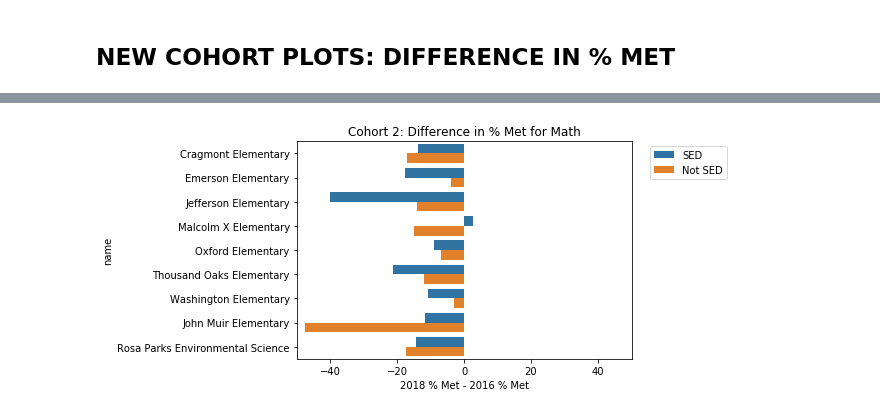
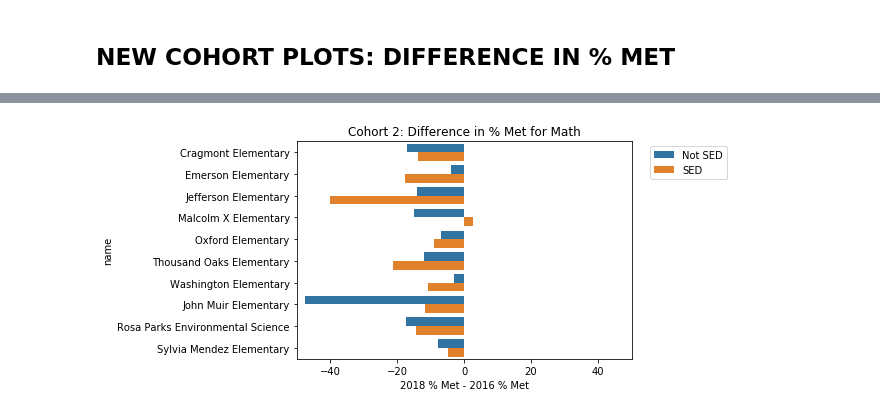
Before and after one commit to raujla/dsfall19, a Jupyter notebook: dsfall19_CAASP.ipynb, the cells around one changed output, grey strips where cells are left out. Saved outputs shown, nothing was run; the diff lists cells and outputs as text; code cells hidden in the pictures.

```diff
--- a/dsfall19_CAASP.ipynb
+++ b/dsfall19_CAASP.ipynb
@@ -36,7 +36,7 @@ def tidy_data(df):
                     'Sylvia Mendez Elementary', 'Malcolm X Elementary',
                     'Longfellow Arts And Technology Middle', 'Oxford Elementary',
                     'Thousand Oaks Elementary', 'Washington Elementary',
-                    'John Muir Elementary', 'Berkeley Arts Magnet At Whittier']
+                    'John Muir Elementary', 'Berkeley Arts Magnet At Whittier', 'Leconte Elementary']
 
     new = df.loc[(df['Type Id'] == 7) & (df['School Name'].isin(keep_schools)), :].copy()
     new = new.replace('Rosa Parks Environmental Science Magnet', 'Rosa Parks Environmental Science')
@@ -51,6 +51,7 @@ def tidy_data(df):
     new['Met'] = pd.to_numeric(df['Percentage Standard Met and Above'], errors='coerce')
     new['Students Tested'] = pd.to_numeric(new['Students Tested'], errors='coerce')
     new['Mean Scale Score'] = pd.to_numeric(df['Mean Scale Score'], errors='coerce')
+    new['School Name'].replace({'Leconte Elementary': 'Sylvia Mendez Elementary'}, inplace=True)
 
     return new[keep_cols]
 # %%
@@ -413,7 +415,7 @@ for s in elem_names:
                  data = dat[(dat['Test Id'] == 1) & (dat['Subgroup ID'] == 111)], label="ELA, 111")
     sns.lineplot(x='Test Year', y='Met', ci=False,
                  data = dat[(dat['Test Id'] == 2) & (dat['Subgroup ID'] == 111)], label="Math, 111")
-    plt.title(f'Cohort 1 for {s}')
+    plt.title(f'Cohort 2 for {s}')
     plt.ylabel("% Standard Met/Exceeded")
     plt.xticks([2016, 2017, 2018])
     plt.ylim(0, 100)
@@ -882,7 +884,7 @@ plt.title("2018: % Met for Math vs. % Non-White Staff");
 elem_names = ['Cragmont Elementary','Emerson Elementary',
         'Jefferson Elementary','Malcolm X Elementary',
         'Oxford Elementary', 'Thousand Oaks Elementary', 'Washington Elementary',
-        'John Muir Elementary', 'Rosa Parks Environmental Science']
+        'John Muir Elementary', 'Rosa Parks Environmental Science', 'Sylvia Mendez Elementary']
 
 # ECONOMICALLY DISADVANTAGED VS. NOT STUDENTS
 elem3 = df.loc[(df['School Name'].isin(elem_names)) &
@@ -912,6 +914,11 @@ for s in elem_names:
 # %% [markdown]
 ## NEW COHORT PLOTS: DIFFERENCE IN % MET
 # %%
+elem_names = ['Cragmont Elementary','Emerson Elementary',
+        'Jefferson Elementary','Malcolm X Elementary',
+        'Oxford Elementary', 'Thousand Oaks Elementary', 'Washington Elementary',
+        'John Muir Elementary', 'Rosa Parks Environmental Science', 'Sylvia Mendez Elementary']
+
 # select subgroups later
 elem_sub = df.loc[(df['School Name'].isin(elem_names)) & (df['Grade'].isin([3,4,5])), :]
 
@@ -991,25 +998,25 @@ ch2_diff_ela_gp1, ch2_diff_math_gp1 = [], []
 ch2_diff_ela_gp2, ch2_diff_math_gp2 = [], []
 
 for s in elem_names:
-    ## SED students
-    f_ela_gp1 = ch2.loc[(ch2['Test Year'] == 2016) & (ch2['Test Id'] == 1) & (ch2['School Name'] == s) & (ch2['Subgroup ID']==31),
+    ## non-SED students
+    f_ela_gp1 = ch2.loc[(ch2['Test Year'] == 2016) & (ch2['Test Id'] == 1) & (ch2['School Name'] == s) & (ch2['Subgroup ID']==111),
                     'Met']
-    t_ela_gp1 = ch2.loc[(ch2['Test Year'] == 2018) & (ch2['Test Id'] == 1) & (ch2['School Name'] == s) & (ch2['Subgroup ID']==31),
+    t_ela_gp1 = ch2.loc[(ch2['Test Year'] == 2018) & (ch2['Test Id'] == 1) & (ch2['School Name'] == s) & (ch2['Subgroup ID']==111),
                     'Met']
 
-    f_math_gp1 = ch2.loc[(ch2['Test Year'] == 2016) & (ch2['Test Id'] == 2) & (ch2['School Name'] == s) & (ch2['Subgroup ID']==31),
+    f_math_gp1 = ch2.loc[(ch2['Test Year'] == 2016) & (ch2['Test Id'] == 2) & (ch2['School Name'] == s) & (ch2['Subgroup ID']==111),
                      'Met']
-    t_math_gp1 = ch2.loc[(ch2['Test Year'] == 2018) & (ch2['Test Id'] == 2) & (ch2['School Name'] == s) & (ch2['Subgroup ID']==31),
+    t_math_gp1 = ch2.loc[(ch2['Test Year'] == 2018) & (ch2['Test Id'] == 2) & (ch2['School Name'] == s) & (ch2['Subgroup ID']==111),
                      'Met']
 
-    ## non-SED students
-    f_ela_gp2 = ch2.loc[(ch2['Test Year'] == 2016) & (ch2['Test Id'] == 1) & (ch2['School Name'] == s) & (ch2['Subgroup ID']==111),
+    ## SED students
+    f_ela_gp2 = ch2.loc[(ch2['Test Year'] == 2016) & (ch2['Test Id'] == 1) & (ch2['School Name'] == s) & (ch2['Subgroup ID']==31),
                     'Met']
-    t_ela_gp2 = ch2.loc[(ch2['Test Year'] == 2018) & (ch2['Test Id'] == 1) & (ch2['School Name'] == s) & (ch2['Subgroup ID']==111),
+    t_ela_gp2 = ch2.loc[(ch2['Test Year'] == 2018) & (ch2['Test Id'] == 1) & (ch2['School Name'] == s) & (ch2['Subgroup ID']==31),
                     'Met']
-    f_math_gp2 = ch2.loc[(ch2['Test Year'] == 2016) & (ch2['Test Id'] == 2) & (ch2['School Name'] == s) & (ch2['Subgroup ID']==111),
+    f_math_gp2 = ch2.loc[(ch2['Test Year'] == 2016) & (ch2['Test Id'] == 2) & (ch2['School Name'] == s) & (ch2['Subgroup ID']==31),
                      'Met']
-    t_math_gp2 = ch2.loc[(ch2['Test Year'] == 2018) & (ch2['Test Id'] == 2) & (ch2['School Name'] == s) & (ch2['Subgroup ID']==111),
+    t_math_gp2 = ch2.loc[(ch2['Test Year'] == 2018) & (ch2['Test Id'] == 2) & (ch2['School Name'] == s) & (ch2['Subgroup ID']==31),
                      'Met']
 
     # store differences
@@ -1026,11 +1033,11 @@ for s in elem_names:
 
 # create 2 dataframes for ela and math
 ela = pd.DataFrame({'difference': ch2_diff_ela_gp1 + ch2_diff_ela_gp2,
-                   'subgroup': (["SED"] * 9) + (["Not SED"] * 9),
+                   'subgroup': (["Not SED"] * 10) + (["SED"] * 10),
                    'name': elem_names * 2})
 
 math = pd.DataFrame({'difference': ch2_diff_math_gp1 + ch2_diff_math_gp2,
-                   'subgroup': (["SED"] * 9) + (["Not SED"] * 9),
+                   'subgroup': (["Not SED"] * 10) + (["SED"] * 10),
                    'name': elem_names * 2})
 
 sns.barplot(x='difference', y='name', hue='subgroup', data=ela)
@@ -1051,4 +1058,4 @@ plt.title("Cohort 2: Difference in % Met for Math");
-[figure, old version]
+[figure, new version]
 # %%
 ch3_diff_ela_gp1, ch3_diff_math_gp1 = [], []
 ch3_diff_ela_gp2, ch3_diff_math_gp2 = [], []
```
Also changed, not shown: parts of 14 cells of this notebook.
